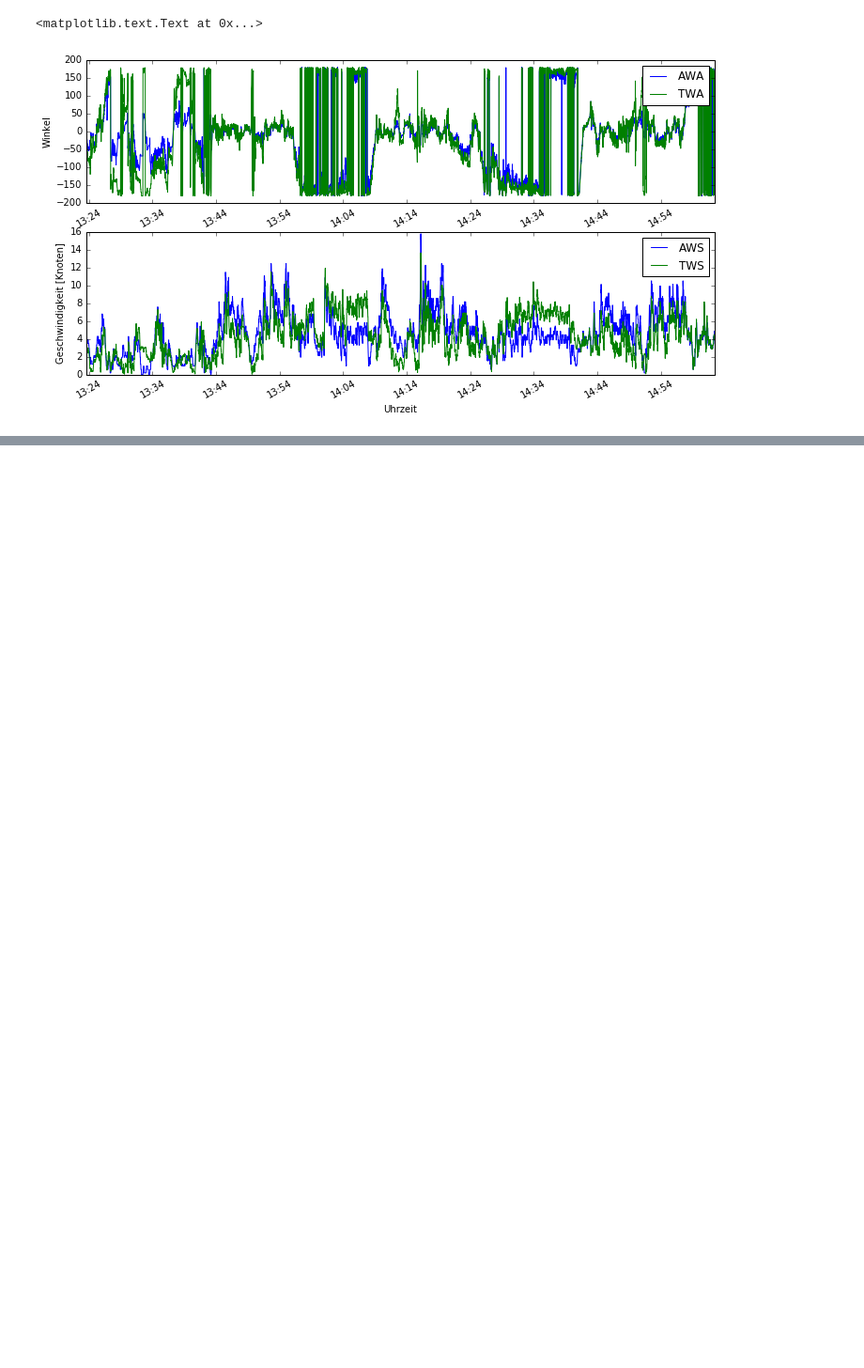
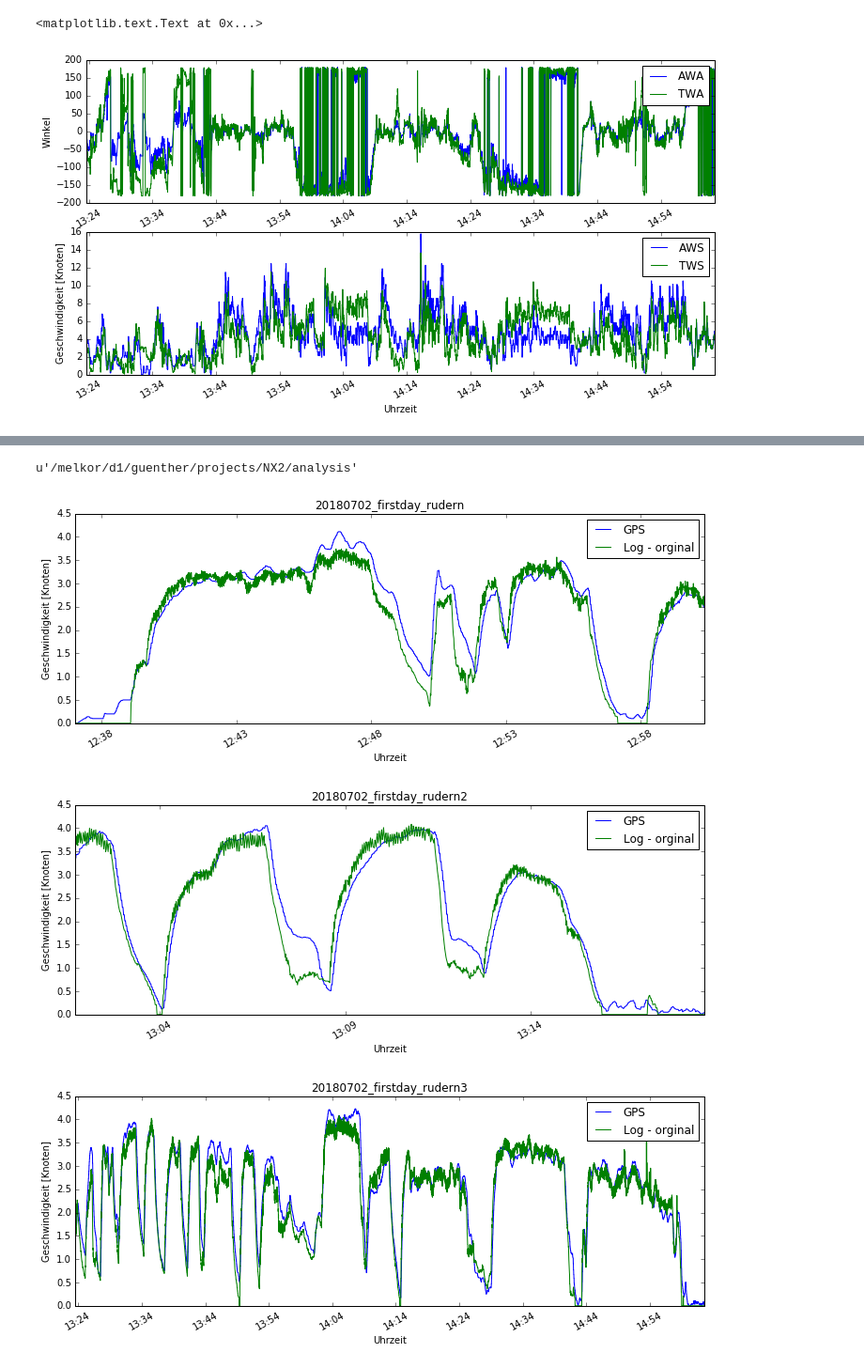
Before and after one commit to Roemerschiff/NX2, a Jupyter notebook: 2018.ipynb, the cells around one changed output, grey strips where cells are left out. Shown at 94% size. Saved outputs shown, nothing was run; the diff lists cells and outputs as text; code cells hidden in the pictures; blank space fills up the shorter version.

```diff
--- a/2018.ipynb
+++ b/2018.ipynb
@@ -225,0 +273,6 @@ ax.set_ylabel('Winkel')
+# %%
+import mpld3
+
+fig = data[9].plot_speeds()
+mpld3.save_html(fig, '../test2018.html')
+mpld3.display(fig)
@@ -225,0 +281,23 @@ ax.set_ylabel('Winkel')
+# %%
+pwd
+# %% [output]
+u'/melkor/d1/guenther/projects/NX2/analysis'
+# %%
+for i, d in enumerate(data):
+    name = os.path.basename(filelist[i][:-7])
+    fig = plt.figure(figsize=(12, 4))
+    ax = fig.add_subplot(111)
+    ax.xaxis.set_major_formatter(matplotlib.dates.DateFormatter('%H:%M', tz=None))
+    sog = ax.plot(d.datetime(), d.SOG, label='GPS')
+    bsp = ax.plot(d.datetime(), d.BSP, label='Log - orginal')
+    xlab = ax.get_xticklabels()
+    for label in xlab: label.set_rotation(30)
+    ax.set_xlabel('Uhrzeit')
+    ax.set_ylabel('Geschwindigkeit [Knoten]')
+    ax.set_title(name)
+    ax.legend()
+    mpld3.save_html(fig, os.path.join(datapath, '2018', 'figures', name + '.html'))
+# %% [output]
+[figure, added]
+[figure, added]
+[figure, added]
```
Also changed, not shown: parts of 15 cells of this notebook.
